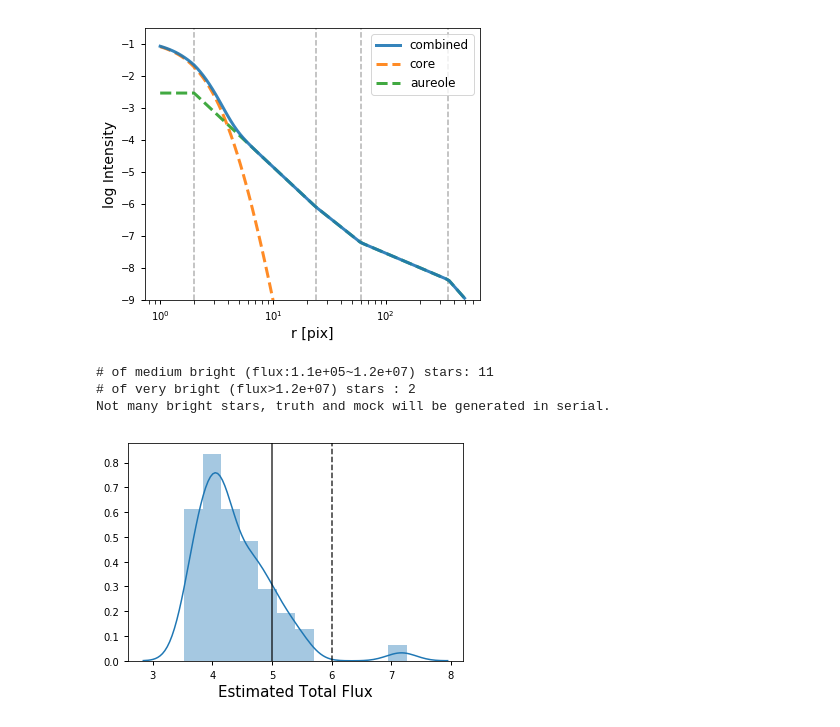
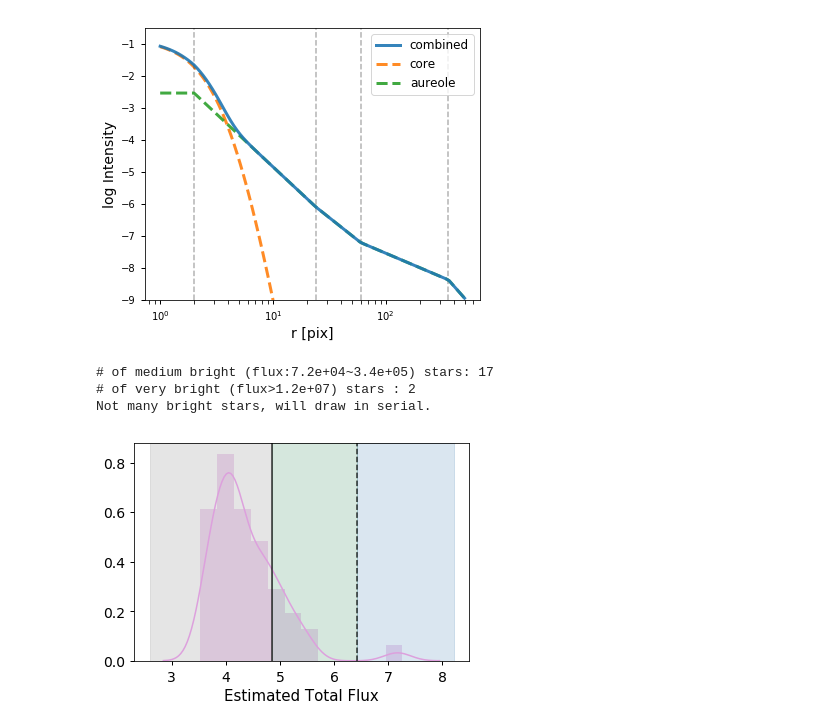
Before and after one commit to qliu4676/elderflower, a Jupyter notebook: demos/Run_Fitting_Mock_demo.ipynb, the cells around one changed output. Cells and saved outputs as stored; diff of their text form; code cells hidden in the pictures.

Commit message:
integrated mock fit

```diff
--- a/demos/Run_Fitting_Mock_demo.ipynb
+++ b/demos/Run_Fitting_Mock_demo.ipynb
@@ -41,65 +52,42 @@ psf.plot(size=500)
 # %% [output]
 [figure]
 # %%
-# Star Distribution
+# Star Distribution (position, flux)
 ############################################
 
 # Generate randomn star positions
 np.random.seed(626)
 star_pos = (image_size-2) * np.random.random(size=(n_star,2)) + 1
 
 # Read SE measurement based on APASS
 SE_cat_full = Table.read("./SE_APASS/coadd_SloanR_NGC_5907.cat", format="ascii.sextractor").to_pandas()
-Flux_Auto_SE = SE_cat_full[(SE_cat_full.FLAGS<8)]["FLUX_AUTO"]
+Flux_Auto_SE = SE_cat_full[SE_cat_full['FLAGS']<8]["FLUX_AUTO"]
 
 # Star flux sampling from SE catalog
 np.random.seed(888)
 Flux = Flux_Auto_SE.sample(n=n_star).values
 
 # Augment Flux
 Flux = Flux * 10
 Flux[Flux>1e6] = Flux[Flux>1e6] * 10
 
 # Convert Flux to Astropy Moffat Amplitude
 Amps = np.array([moffat2d_Flux2Amp(gamma_pix, beta_psf, Flux=(1-frac)*F) for F in Flux])
 
-# Thresholds affecting speed and accuracy depending on the
-# actual PSF, noise level, and magnitude distribution of stars.
-# Non-bright stars are rendered with moffat only in advance.
+# Thresholds depending on the actual PSF, noise level,
+# magnitude distribution of stars, which affect speed and accuracy.
+# Faint stars are rendered with fixed PSF in advance.
 # Very bright stars are rendered in real space.
-F_bright = 1e5
-F_verybright = 1e6
+F_bright = 7e4
+F_verybright = 2.7e6
 
-bright = Flux > F_bright
-verybright = Flux > F_verybright
-medbright = bright & (~verybright)
-num_medbright = len(Flux[medbright])
-num_verybright = len(Flux[verybright])
-
-print("# of medium bright (flux:%.2g~%.2g) stars: %d "\
-      %(Flux[bright].min(), Flux[verybright].min(), num_medbright))
-
-print("# of very bright (flux>%.2g) stars : %d"\
-      %(Flux[verybright].min(), num_verybright))
-
-# Rendering stars in parallel if number of bright stars exceeds 50
-if num_medbright < 50:
-    print("Not many bright stars, truth and mock will be generated in serial.")
-    parallel = False
-else:
-    print("Crowded fields with bright stars > 50, truth and mock will be generated in parallel.")
-    parallel = True
-
-sns.distplot(np.log10(Flux),label="log Flux (tot)")
-plt.axvline(np.log10(F_bright), color="k", ls="-",alpha=0.8)
-plt.axvline(np.log10(F_verybright), color="k", ls="--",alpha=0.8)
-plt.xlabel('Estimated Total Flux', fontsize=15)
-plt.show()
+stars = Stars(star_pos, Flux, Flux_threshold=[F_bright, F_verybright])
+stars.plot_flux_dist()
 # %% [output]
-# of medium bright (flux:1.1e+05~1.2e+07) stars: 11
+# of medium bright (flux:7.2e+04~3.4e+05) stars: 17
 # of very bright (flux>1.2e+07) stars : 2
-Not many bright stars, truth and mock will be generated in serial.
+Not many bright stars, will draw in serial.
-[figure, old version]
+[figure, new version]
 # %%
 psf_c = psf.generate_core()
 psf_e, psf_size = psf.generate_aureole(contrast=1e6, psf_range=image_size)
```
Also changed, not shown: parts of 15 cells of this notebook, 4 other files.
